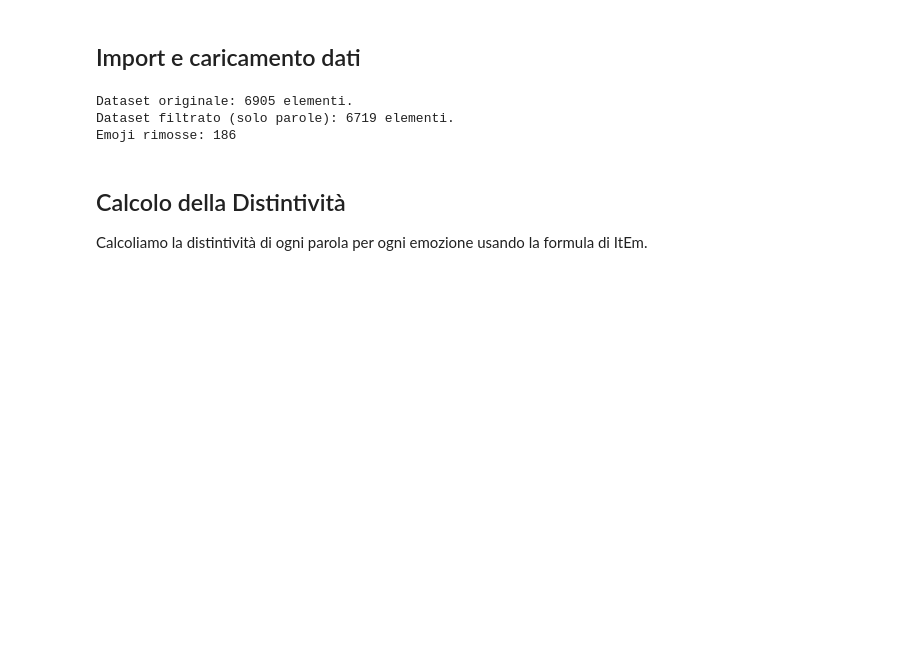
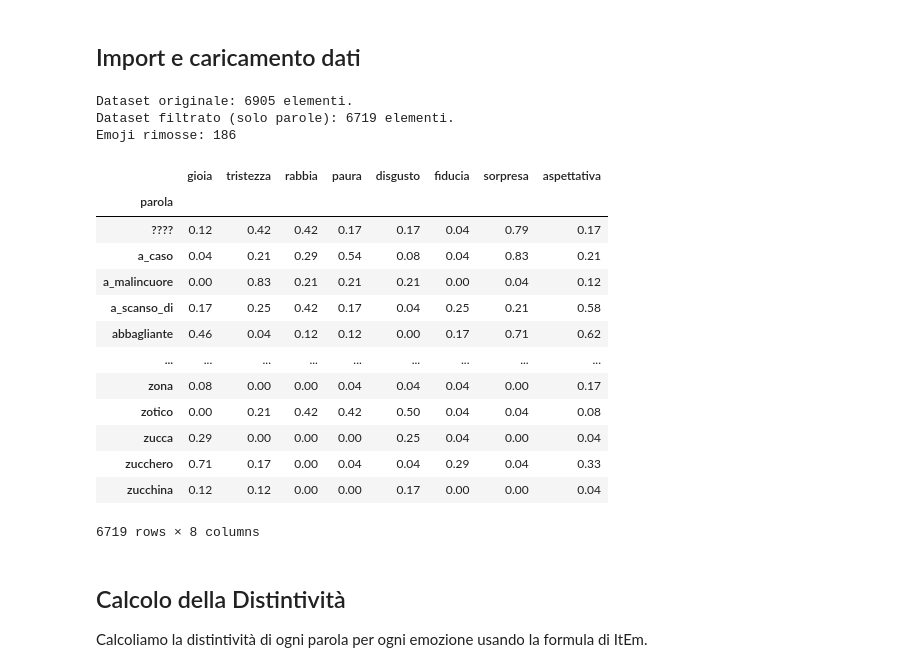
Before and after one commit to V3R0N1C4/ELIta_tesi, a Jupyter notebook: Fase2/Valutazione e Ricalcolo.ipynb, the cells around one changed output. Drawn from its saved outputs; the diff is of its cells as text; code cells hidden in the pictures; blank space fills up the shorter version.

```diff
--- a/Fase2/Valutazione e Ricalcolo.ipynb
+++ b/Fase2/Valutazione e Ricalcolo.ipynb
@@ -37,6 +37,23 @@ print(f"Emoji rimosse: {len(df_matrix) - len(df_words_only)}")
 Dataset originale: 6905 elementi.
 Dataset filtrato (solo parole): 6719 elementi.
 Emoji rimosse: 186
+# %%
+df_emotions
+# %% [output]
+|  | gioia | tristezza | rabbia | paura | disgusto | fiducia | sorpresa | aspettativa |
+| parola |  |  |  |  |  |  |  |  |
+| ???? | 0.12 | 0.42 | 0.42 | 0.17 | 0.17 | 0.04 | 0.79 | 0.17 |
+| a_caso | 0.04 | 0.21 | 0.29 | 0.54 | 0.08 | 0.04 | 0.83 | 0.21 |
+| a_malincuore | 0.00 | 0.83 | 0.21 | 0.21 | 0.21 | 0.00 | 0.04 | 0.12 |
+| a_scanso_di | 0.17 | 0.25 | 0.42 | 0.17 | 0.04 | 0.25 | 0.21 | 0.58 |
+| abbagliante | 0.46 | 0.04 | 0.12 | 0.12 | 0.00 | 0.17 | 0.71 | 0.62 |
+| ... | ... | ... | ... | ... | ... | ... | ... | ... |
+| zona | 0.08 | 0.00 | 0.00 | 0.04 | 0.04 | 0.04 | 0.00 | 0.17 |
+| zotico | 0.00 | 0.21 | 0.42 | 0.42 | 0.50 | 0.04 | 0.04 | 0.08 |
+| zucca | 0.29 | 0.00 | 0.00 | 0.00 | 0.25 | 0.04 | 0.00 | 0.04 |
+| zucchero | 0.71 | 0.17 | 0.00 | 0.04 | 0.04 | 0.29 | 0.04 | 0.33 |
+| zucchina | 0.12 | 0.12 | 0.00 | 0.00 | 0.17 | 0.00 | 0.00 | 0.04 |
+6719 rows × 8 columns
 # %% [markdown]
 ## Calcolo della Distintività
 Calcoliamo la distintività di ogni parola per ogni emozione usando la formula di ItEm.
```
Also changed, not shown: parts of 6 cells of this notebook, 1 other file.
